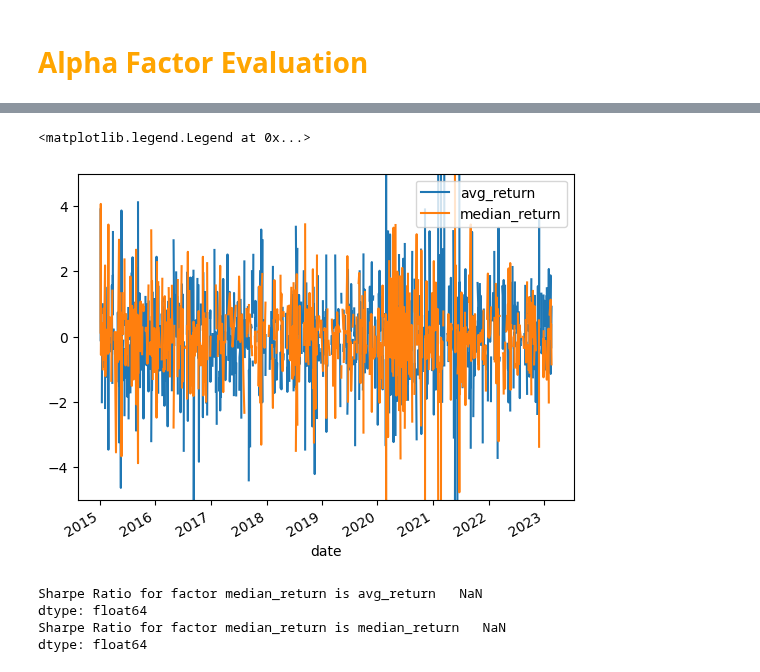
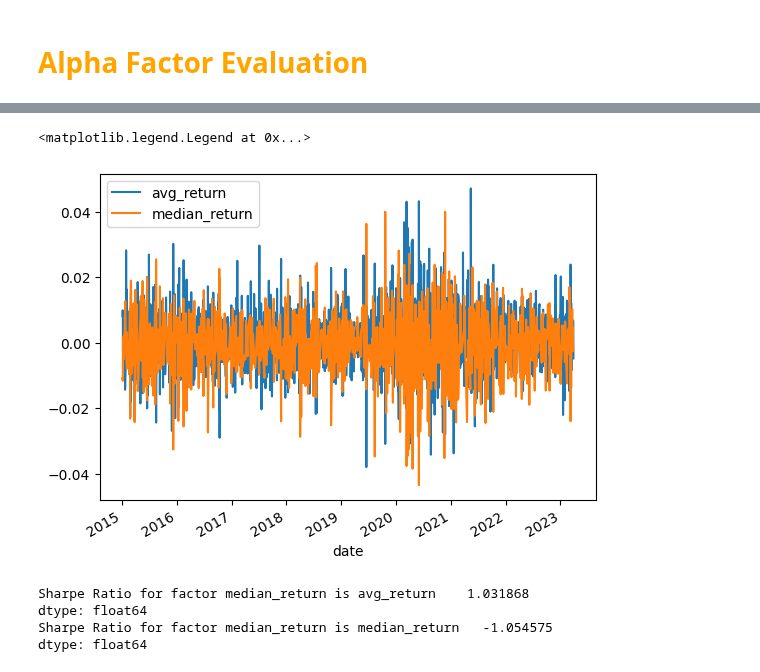
Before and after one commit to pasinsiri/quant-investment, a Jupyter notebook: alpha_factor.ipynb, the cells around one changed output, grey strips where cells are left out. Cells and saved outputs as stored; diff of their text form; code cells hidden in the pictures.

Commit message:
correct price dataframe to alphalens

```diff
--- a/alpha_factor.ipynb
+++ b/alpha_factor.ipynb
@@ -26,16 +29,16 @@ ANNUALIZATION_FACTOR = 252
 # %%
 sectors = {
     'banking': ['BBL', 'KBANK', 'SCB', 'BAY', 'TISCO', 'KTB', 'KKP', 'TTB'],
-    'hospital': ['BDMS', 'BCH', 'BH', 'THG', 'PR9', 'EKH', 'IMH'],
-    'infrastructure': ['AOT', 'BAFS', 'BTS', 'BEM', 'DMT'],
-    'consumer_staple': ['BJC', 'OR', 'CPALL', 'CRC', 'MAJOR', 'GFPT', 'CPF', 'MAKRO', 'M'],
-    'consumer_discretionary': ['COM7', 'CPW', 'SYNEX'],
+    'hospital': ['BDMS', 'BCH', 'BH', 'THG', 'PR9', 'EKH', 'IMH', 'RJH', 'RPH', 'MEGA', 'KLINIQ'],
+    'infrastructure': ['AOT', 'BAFS', 'BEM', 'DMT'],
+    'consumer_staple': ['BJC', 'OR', 'CPALL', 'CRC', 'MAJOR', 'GFPT', 'CPF', 'MAKRO', 'M', 'TU', 'TC'],
+    'consumer_discretionary': ['COM7', 'CPW', 'SYNEX', 'JUBILE', 'CPH'],
     'technology': ['BBIK', 'IIG', 'BE8'],
     'industrial': ['WHA', 'AMATA'],
     'material': ['SCGP', 'HMPRO', 'GLOBAL', 'DOHOME', 'TPIPL', 'STGT', 'THMUI'],
-    'utilities': ['RATCH', 'BGRIM', 'GULF', 'TPIPP', 'EGCO', 'EA', 'BANPU', 'ACE'],
+    'utilities': ['RATCH', 'BGRIM', 'GULF', 'TPIPP', 'EGCO', 'EA', 'BANPU', 'BPP', 'ACE'],
     'petrochemistry': ['PTTGC', 'BCP', 'IRPC', 'IVL'],
-    'real_estate': ['SIRI', 'QH', 'AP', 'SPALI', 'ORI', 'LALIN'],
+    'real_estate': ['SIRI', 'QH', 'AP', 'SPALI', 'ORI', 'LALIN', 'SENA', 'BRI'],
     'hotel': ['MINT', 'CENTEL', 'ERW', 'AWC', 'SPA'],
     'consumer_finance': ['SAWAD', 'KTC', 'AEONTS', 'TIDLOR', 'MTC'],
     'insurance': ['BLA']
@@ -488,9 +468,9 @@ for factor in factor_names:
     print(f'Formatting factor data for {factor}')
     factor_data_dict[factor] = al.utils.get_clean_factor_and_forward_returns(
         factor = factor_return_by_ticker_df[factor],
-        prices = daily_return_df[test_tickers],
+        prices = close_df_pivot[test_tickers],
         periods = [1],
-        max_loss = 0.5
+        max_loss = 0.4
     )
 # %% [output]
 Formatting factor data for avg_return
@@ -541,11 +488,10 @@ To adopt the future behavior and silence this warning, use
 # %%
 factor_return_list[0]['avg_return'].plot()
 factor_return_list[1]['median_return'].plot()
-plt.ylim([-5, 5])
 plt.legend()
 # %% [output]
 <matplotlib.legend.Legend at 0x...>
-[figure, old version]
+[figure, new version]
 # %%
 # Sharpe ratio
 def sharpe_ratio(df, frequency:str = "daily"):
@@ -564,9 +510,9 @@ for factor_return in factor_return_list:
     sharpe = sharpe_ratio(factor_return)
     print(f'Sharpe Ratio for factor {factor} is {sharpe}')
 # %% [output]
-Sharpe Ratio for factor median_return is avg_return   NaN
+Sharpe Ratio for factor median_return is avg_return    1.031868
 dtype: float64
-Sharpe Ratio for factor median_return is median_return   NaN
+Sharpe Ratio for factor median_return is median_return   -1.054575
 dtype: float64
 # %%
 # information coefficient
```
Also changed, not shown: parts of 28 cells of this notebook.
